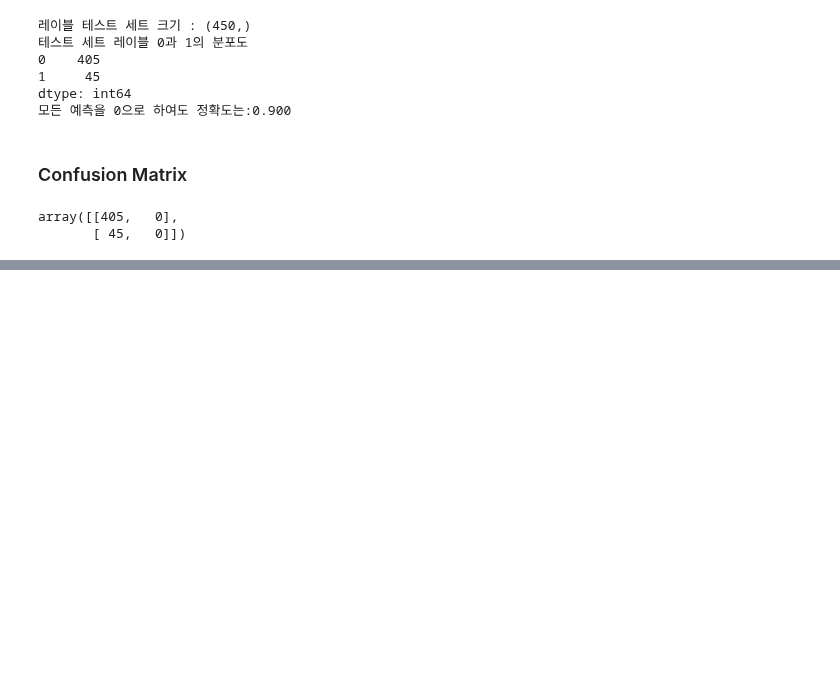
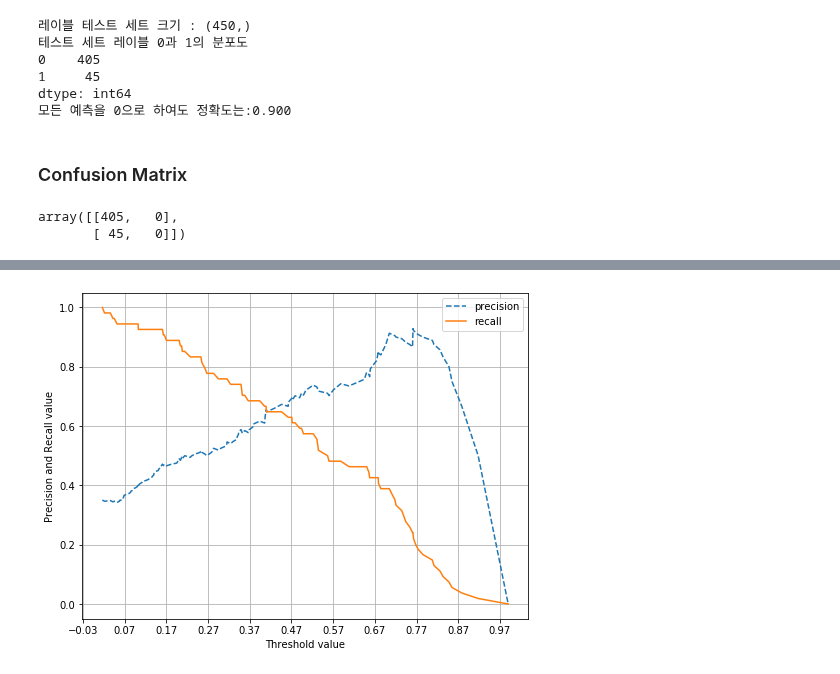
Before and after one commit to JungRyung/AI_class, a Jupyter notebook: Machine-Learning/ch03_evaluation.ipynb, the cells around one changed output, grey strips where cells are left out. Cells and saved outputs as stored; diff of their text form; code cells hidden in the pictures; blank space fills up the shorter version.

```diff
--- a/Machine-Learning/ch03_evaluation.ipynb
+++ b/Machine-Learning/ch03_evaluation.ipynb
@@ -101,0 +349,15 @@ skm.c
+# %%
+def precision_recall_curve_plot(y_test, pred_proba_c1):
+    precisions, recalls, thresholds, = precision_recall_curve(y_test, pred_proba_c1)
+
+    plt.figure(figsize=(8,6))
+    threshold_boundary = thresholds.shape[0]
+    plt.plot(thresholds, precisions[0:threshold_boundary], linestyle='--', label='precision')
+    plt.plot(thresholds, recalls[0:threshold_boundary], label='recall')
+
+    start, end = plt.xlim()
+    plt.xticks(np.round(np.arange(start, end, 0.1), 2))
+
+    plt.xlabel('Threshold value'); plt.ylabel('Precision and Recall value')
+    plt.legend(); plt.grid()
+    plt.show()
@@ -101,0 +377,4 @@ skm.c
+# %%
+diabetes_data = pd.read_csv('./data/diabetes.csv')
+print(diabetes_data['Outcome'].value_counts())
+diabetes_data.head()
@@ -101,0 +414,11 @@ skm.c
+# %%
+X = diabetes_data.iloc[:, :-1]
+y = diabetes_data.iloc[:, -1]
+X_train, X_test, y_train, y_test = train_test_split(X,y, test_size = 0.2, random_state = 156, stratify=y)
+
+lr_clf = LogisticRegression()
+lr_clf.fit(X_train, y_train)
+pred = lr_clf.predict(X_test)
+pred_proba = lr_clf.predict_proba(X_test)[:, 1]
+
+get_clf_eval(y_test, pred, pred_proba)
@@ -101,0 +437,5 @@ skm.c
+# %%
+pred_proba_c1 = lr_clf.predict_proba(X_test)[:, 1]
+precision_recall_curve_plot(y_test, pred_proba_c1)
+# %% [output]
+[figure, added]
```
Also changed, not shown: parts of 32 cells of this notebook, 1 other file.
